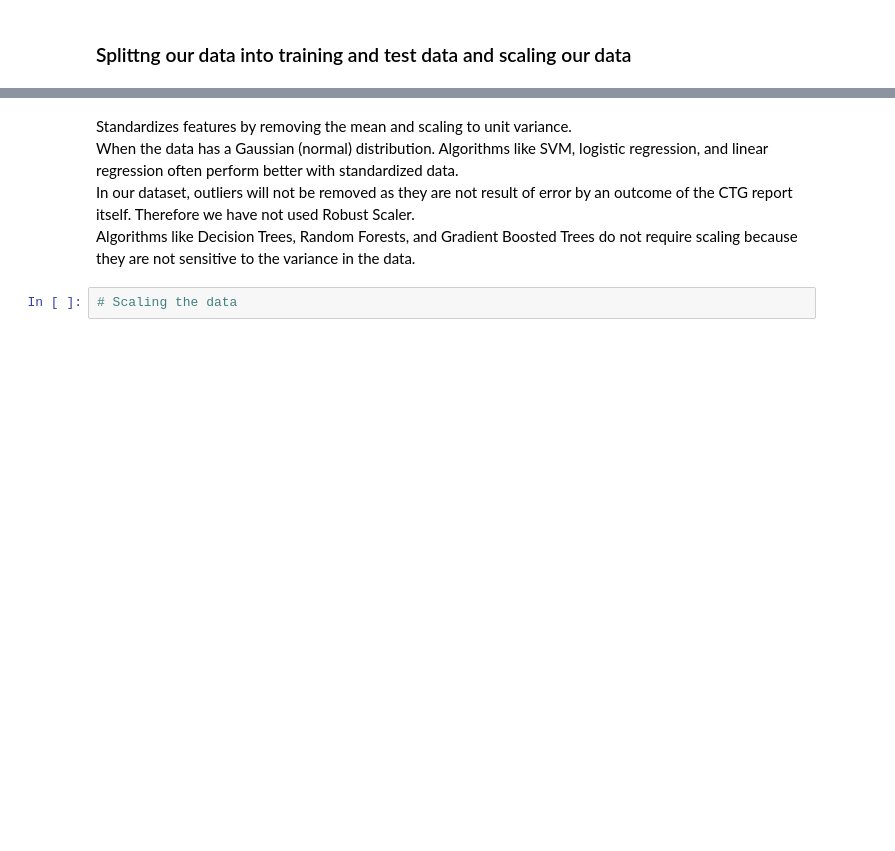
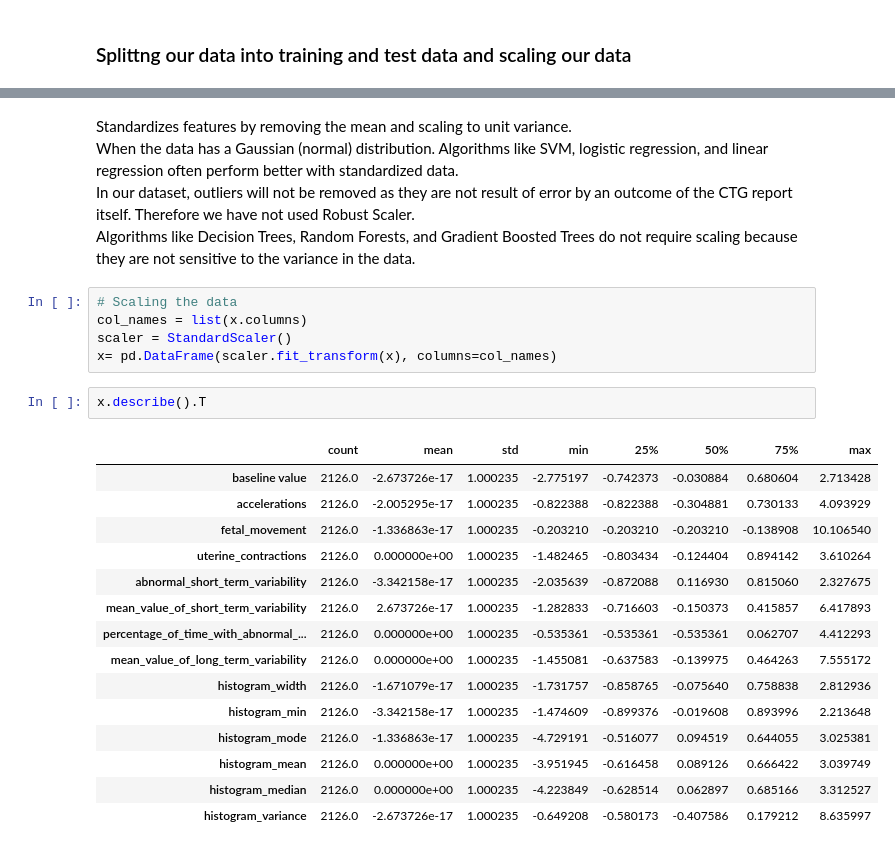
Before and after one commit to Shrutziee/FetusHealthClassifier, a Jupyter notebook: code file.ipynb, the cells around one changed output, grey strips where cells are left out. Drawn from its saved outputs; the diff is of its cells as text; blank space fills up the shorter version.

```diff
--- a/code file.ipynb
+++ b/code file.ipynb
@@ -178,6 +213,27 @@ y=df_new['fetal_health']
 Standardizes features by removing the mean and scaling to unit variance.<br>
 When the data has a Gaussian (normal) distribution. Algorithms like SVM, logistic regression, and linear regression often perform better with standardized data.<br>
 In our dataset, outliers will not be removed as they are not result of error by an outcome of the CTG report itself. Therefore we have not used Robust Scaler.<br>
-Algorithms like Decision Trees, Random Forests, and Gradient Boosted Trees do not require scaling because they are not sensitive to the variance in the data.
+Algorithms like Decision Trees, Random Forests, and Gradient Boosted Trees do not require scaling because they are not sensitive to the variance in the data. <br>
-# %%
-# Scaling the data
+# %%
+# Scaling the data
+col_names = list(x.columns)
+scaler = StandardScaler()
+x= pd.DataFrame(scaler.fit_transform(x), columns=col_names)
+# %%
+x.describe().T
+# %% [output]
+|  | count | mean | std | min | 25% | 50% | 75% | max |
+| baseline value | 2126.0 | -2.673726e-17 | 1.000235 | -2.775197 | -0.742373 | -0.030884 | 0.680604 | 2.713428 |
+| accelerations | 2126.0 | -2.005295e-17 | 1.000235 | -0.822388 | -0.822388 | -0.304881 | 0.730133 | 4.093929 |
+| fetal_movement | 2126.0 | -1.336863e-17 | 1.000235 | -0.203210 | -0.203210 | -0.203210 | -0.138908 | 10.106540 |
+| uterine_contractions | 2126.0 | 0.000000e+00 | 1.000235 | -1.482465 | -0.803434 | -0.124404 | 0.894142 | 3.610264 |
+| abnormal_short_term_variability | 2126.0 | -3.342158e-17 | 1.000235 | -2.035639 | -0.872088 | 0.116930 | 0.815060 | 2.327675 |
+| mean_value_of_short_term_variability | 2126.0 | 2.673726e-17 | 1.000235 | -1.282833 | -0.716603 | -0.150373 | 0.415857 | 6.417893 |
+| percentage_of_time_with_abnormal_... | 2126.0 | 0.000000e+00 | 1.000235 | -0.535361 | -0.535361 | -0.535361 | 0.062707 | 4.412293 |
+| mean_value_of_long_term_variability | 2126.0 | 0.000000e+00 | 1.000235 | -1.455081 | -0.637583 | -0.139975 | 0.464263 | 7.555172 |
+| histogram_width | 2126.0 | -1.671079e-17 | 1.000235 | -1.731757 | -0.858765 | -0.075640 | 0.758838 | 2.812936 |
+| histogram_min | 2126.0 | -3.342158e-17 | 1.000235 | -1.474609 | -0.899376 | -0.019608 | 0.893996 | 2.213648 |
+| histogram_mode | 2126.0 | -1.336863e-17 | 1.000235 | -4.729191 | -0.516077 | 0.094519 | 0.644055 | 3.025381 |
+| histogram_mean | 2126.0 | 0.000000e+00 | 1.000235 | -3.951945 | -0.616458 | 0.089126 | 0.666422 | 3.039749 |
+| histogram_median | 2126.0 | 0.000000e+00 | 1.000235 | -4.223849 | -0.628514 | 0.062897 | 0.685166 | 3.312527 |
+| histogram_variance | 2126.0 | -2.673726e-17 | 1.000235 | -0.649208 | -0.580173 | -0.407586 | 0.179212 | 8.635997 |
```
Also changed, not shown: parts of 23 cells of this notebook, 1 other file.
